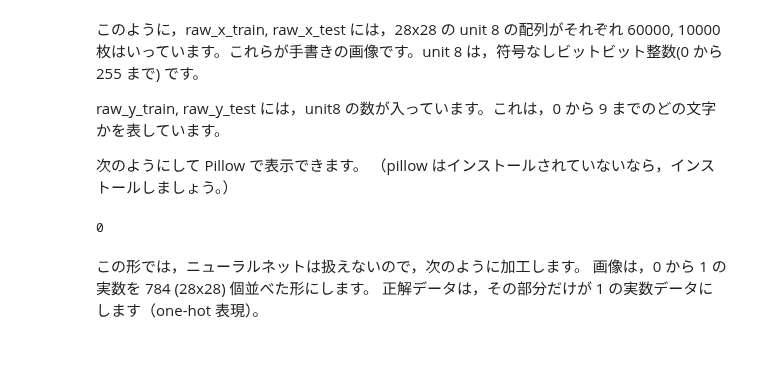
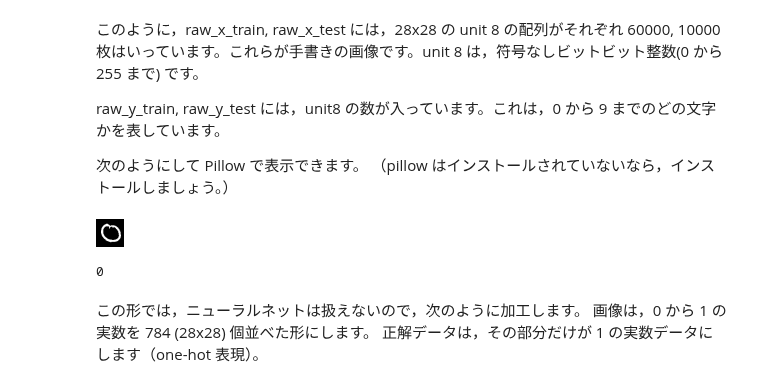
Before and after one commit to HidekiTsuiki/python, a Jupyter notebook: 13NeuralNet.ipynb, the cells around one changed output. Drawn from its saved outputs; the diff is of its cells as text; code cells hidden in the pictures; blank space fills up the shorter version.

```diff
--- a/13NeuralNet.ipynb
+++ b/13NeuralNet.ipynb
@@ -55,15 +55,17 @@ raw_y_train, raw_y_test には，unit8 の数が入っています。これは
 # %%
 import numpy as np
 import PIL.Image as Image
 
 # 文字表示
 def show(img):
     img = Image.fromarray(np.uint8(img))
-    img.show()
+    display(img)
+#    img.show()
 
 show(raw_x_train[108])
 print(raw_y_train[108])
 # %% [output]
+[figure, added]
 0
 # %% [markdown]
 この形では，ニューラルネットは扱えないので，次のように加工します。
```
Also changed, not shown: parts of 11 cells of this notebook, 3 other files.
